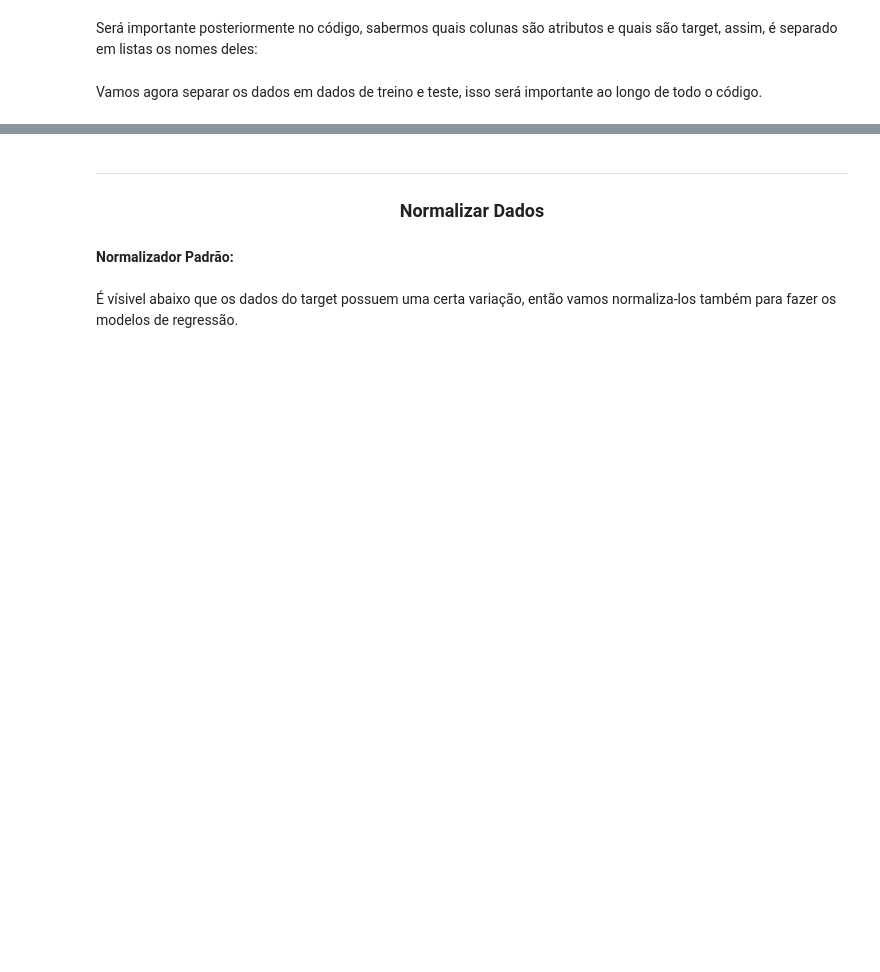
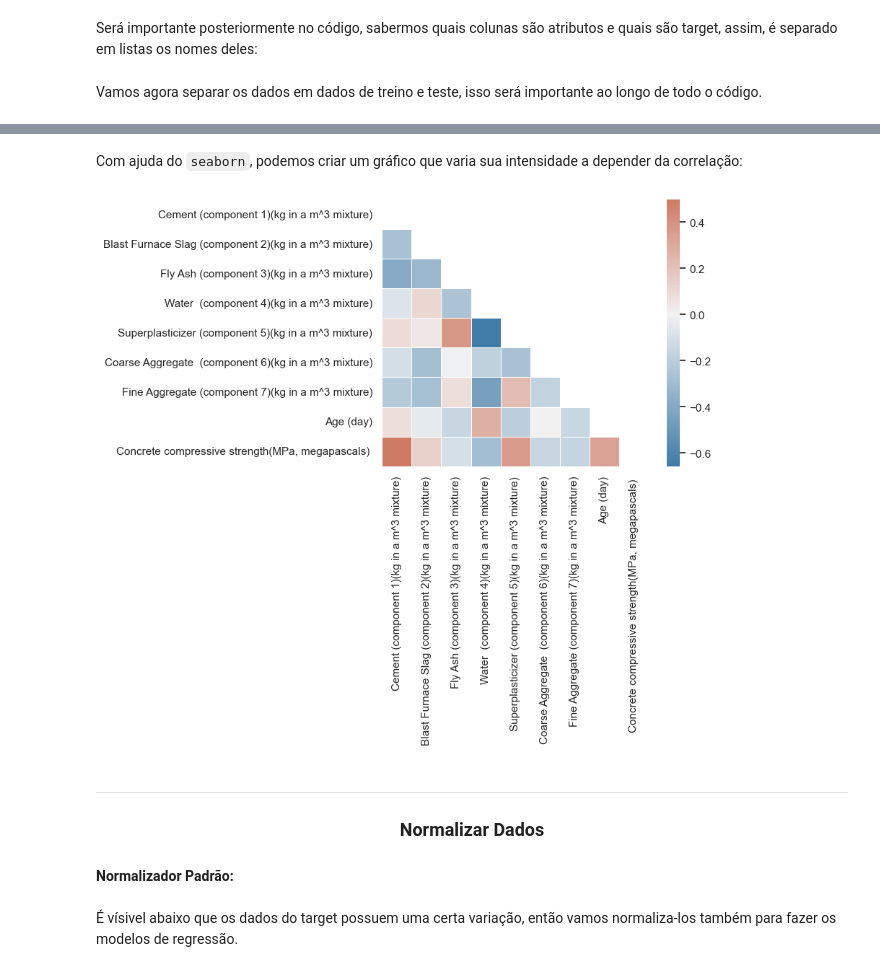
Before and after one commit to empipo/Projeto_aprendizado_de_maquina, a Jupyter notebook: Trabalho_projeto_final.ipynb, the cells around one changed output, grey strips where cells are left out. Drawn from its saved outputs; the diff is of its cells as text; code cells hidden in the pictures; blank space fills up the shorter version.

```diff
--- a/Trabalho_projeto_final.ipynb
+++ b/Trabalho_projeto_final.ipynb
@@ -21,7 +23,7 @@ para ler o arquivo é necessário baixar xlrd
 # %%
 #pip install xlrd
 # %%
-df = pd.read_excel("C:/Users/emanuel24039/Downloads/Concrete_Data.xls")
+df = pd.read_excel("Dataframe/Concrete_Data.xls")
 df = df.dropna() # Retira=se linhas que possuem dados NaN
 df
 # %% [output]
@@ -91,0 +107,6 @@ Y_teste = df_teste.reindex(TARGET, axis=1).values.ravel()
+# %%
+Dados_Correlacao = df.reindex(ATRIBUTOS + TARGET, axis=1)
+
+matriz_cov = Dados_Correlacao.corr()
+
+matriz_cov
@@ -92,3 +124,25 @@ Y_teste = df_teste.reindex(TARGET, axis=1).values.ravel()
+# %% [markdown]
+Com ajuda do `seaborn`, podemos criar um gráfico que varia sua intensidade a depender da correlação:
+# %%
+import seaborn as sns
+import numpy as np
+
+sns.set_theme(style="white")
+
+m_corr = Dados_Correlacao.corr()
+mascara = np.triu(np.ones_like(m_corr, dtype=bool))
+mapa_de_cor = sns.diverging_palette(240, 20, as_cmap=True)
+
+sns.heatmap(
+    m_corr,
+    mask=mascara,
+    cmap=mapa_de_cor,
+    center=0,
+    square=True,
+    linewidths=0.5,
+);
+# %% [output]
+[figure, added]
 # %% [markdown]
 ---------
 
```
Also changed, not shown: parts of 26 cells of this notebook, 2 other files.
